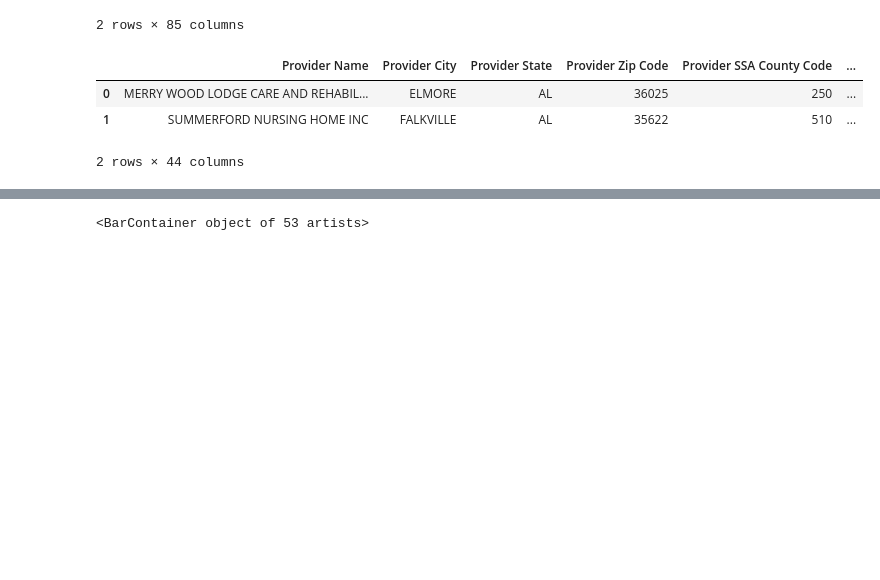
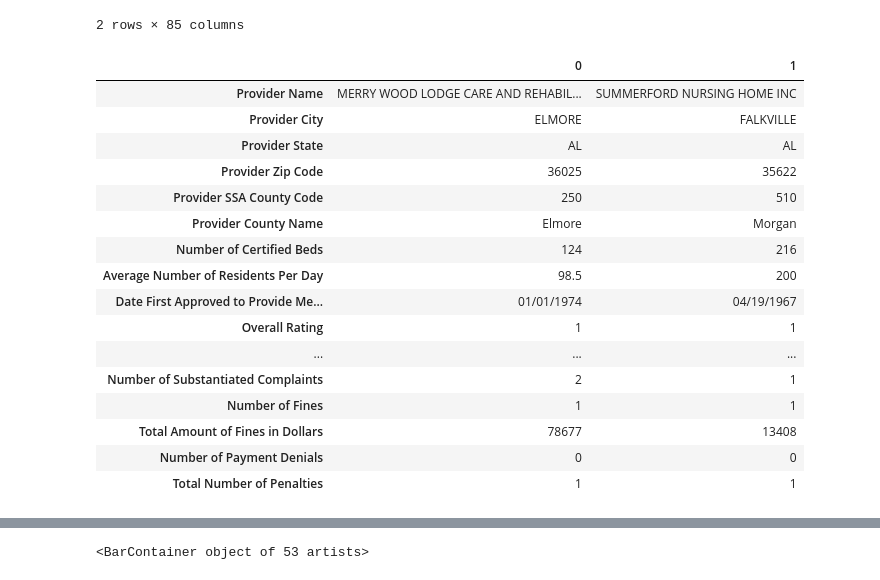
Before and after one commit to lbalido/nursing_homes, a Jupyter notebook: nursing_home.ipynb, the cells around one changed output, grey strips where cells are left out. Cells and saved outputs as stored; diff of their text form; code cells hidden in the pictures; blank space fills up the shorter version.

```diff
--- a/nursing_home.ipynb
+++ b/nursing_home.ipynb
@@ -1,7 +1,7 @@
 # %%
 import pandas as pd
 
-nursing_home_import = pd.read_csv('nursing_home_compare/Provider_Info.csv')
+nursing_home_import = pd.read_csv('Provider_Info.csv')
 # %%
 %matplotlib inline
 
@@ -92,7 +110,7 @@ nursing_home_columns = nursing_home_2.loc[:, [
  'Provider Zip Code',
  'Provider SSA County Code',
  'Provider County Name',
- 'Number of Certified Beds',
+ 'Number of Certified Beds', #distribution
  'Average Number of Residents Per Day',
  'Date First Approved to Provide Medicare and Medicaid services',
  'Overall Rating',
@@ -105,35 +123,48 @@ nursing_home_columns = nursing_home_2.loc[:, [
  'Reported Nurse Aide Staffing Hours per Resident per Day',
  'Reported LPN Staffing Hours per Resident per Day',
  'Reported RN Staffing Hours per Resident per Day',
  'Reported Licensed Staffing Hours per Resident per Day',
  'Reported Total Nurse Staffing Hours per Resident per Day',
  'Reported Physical Therapist Staffing Hours per Resident Per Day',
  'Case-Mix Nurse Aide Staffing Hours per Resident per Day',
  'Case-Mix LPN Staffing Hours per Resident per Day',
  'Case-Mix RN Staffing Hours per Resident per Day',
  'Case-Mix Total Nurse Staffing Hours per Resident per Day',
  'Adjusted Nurse Aide Staffing Hours per Resident per Day',
  'Adjusted LPN Staffing Hours per Resident per Day',
  'Adjusted RN Staffing Hours per Resident per Day',
  'Adjusted Total Nurse Staffing Hours per Resident per Day',
  'Total Number of Health Deficiencies',
  'Total Number of Standard Health Deficiencies',
  'Total Number of Complaint Health Deficiencies',
  'Total Health Deficiency Score',
  'Total Number of Health Revisits',
  'Total Health Revisit Score',
  'Total Health Score',
  'Total Weighted Health Survey Score',
  'Number of Facility Reported Incidents',
  'Number of Substantiated Complaints',
  'Number of Fines',
  'Total Amount of Fines in Dollars',
  'Number of Payment Denials',
  'Total Number of Penalties']]
 
-nursing_home_columns.head(2)
+nursing_home_columns.head(2).T
 # %% [output]
-|  | Provider Name | Provider City | Provider State | Provider Zip Code | Provider SSA County Code | ... |
-| 0 | MERRY WOOD LODGE CARE AND REHABIL... | ELMORE | AL | 36025 | 250 | ... |
-| 1 | SUMMERFORD NURSING HOME INC | FALKVILLE | AL | 35622 | 510 | ... |
+|  | 0 | 1 |
+| Provider Name | MERRY WOOD LODGE CARE AND REHABIL... | SUMMERFORD NURSING HOME INC |
+| Provider City | ELMORE | FALKVILLE |
+| Provider State | AL | AL |
+| Provider Zip Code | 36025 | 35622 |
+| Provider SSA County Code | 250 | 510 |
+| Provider County Name | Elmore | Morgan |
+| Number of Certified Beds | 124 | 216 |
+| Average Number of Residents Per Day | 98.5 | 200 |
+| Date First Approved to Provide Me... | 01/01/1974 | 04/19/1967 |
+| Overall Rating | 1 | 1 |
+| ... | ... | ... |
+| Number of Substantiated Complaints | 2 | 1 |
+| Number of Fines | 1 | 1 |
+| Total Amount of Fines in Dollars | 78677 | 13408 |
+| Number of Payment Denials | 0 | 0 |
+| Total Number of Penalties | 1 | 1 |
-2 rows × 44 columns
```
Also changed, not shown: parts of 3 cells of this notebook.
